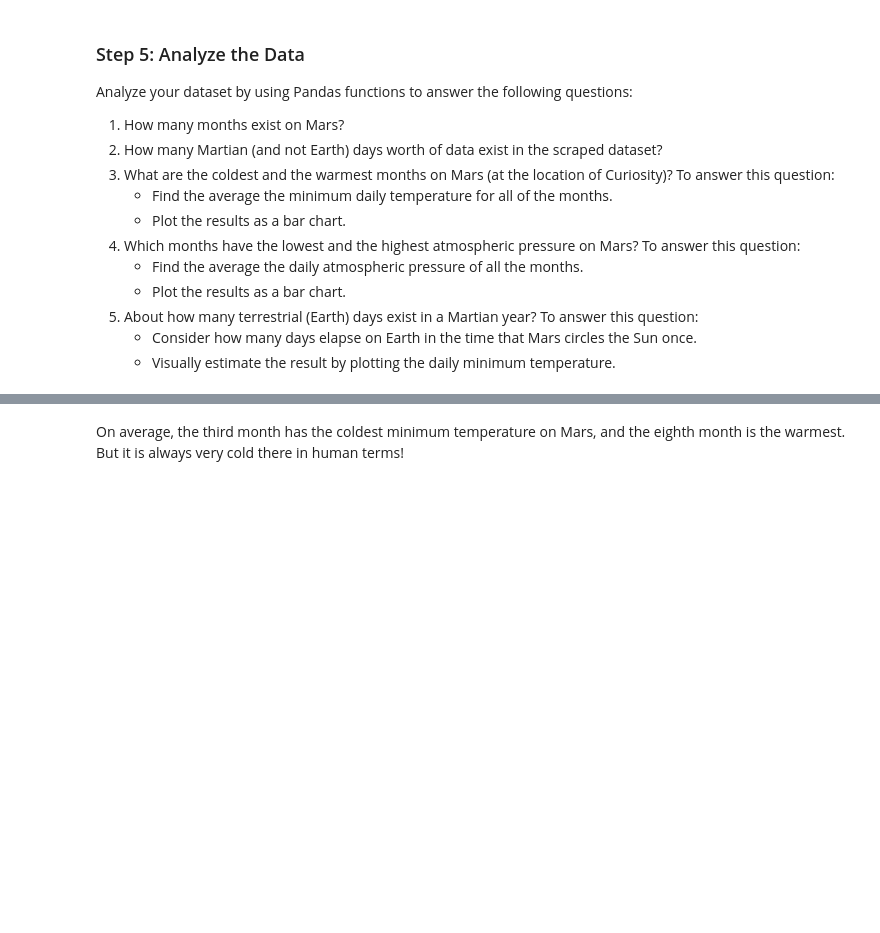
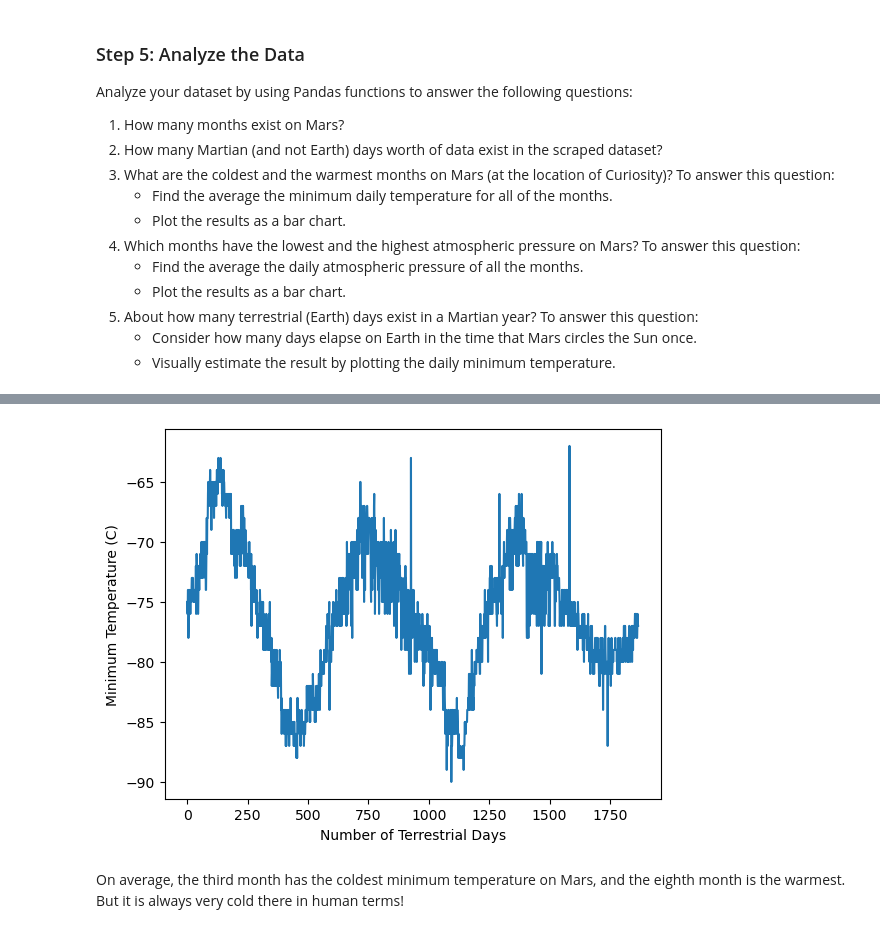
Before and after one commit to myhre062/web-scraping-challenge, a Jupyter notebook: Mars/part_2_mars_weather.ipynb, the cells around one changed output, grey strips where cells are left out. Saved outputs shown, nothing was run; the diff lists cells and outputs as text; code cells hidden in the pictures; blank space fills up the shorter version.

```diff
--- a/Mars/part_2_mars_weather.ipynb
+++ b/Mars/part_2_mars_weather.ipynb
@@ -148,5 +219,11 @@ Analyze your dataset by using Pandas functions to answer the following questions
 # %%
 # 5. How many terrestrial (earth) days are there in a Martian year?
+plt.plot(mars_df.index, mars_df['min_temp'])
+plt.xlabel('Number of Terrestrial Days')
+plt.ylabel('Minimum Temperature (C)')
+plt.show()
+# %% [output]
+[figure, added]
 # %% [markdown]
 On average, the third month has the coldest minimum temperature on Mars, and the eighth month is the warmest. But it is always very cold there in human terms!
 # %% [markdown]
```
Also changed, not shown: parts of 11 cells of this notebook, 1 other file.
